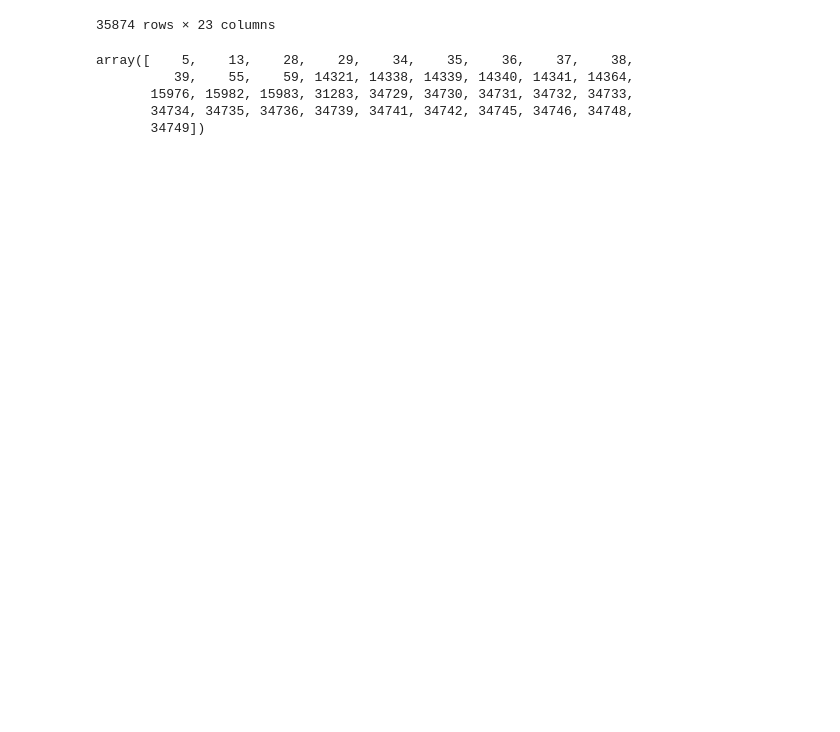
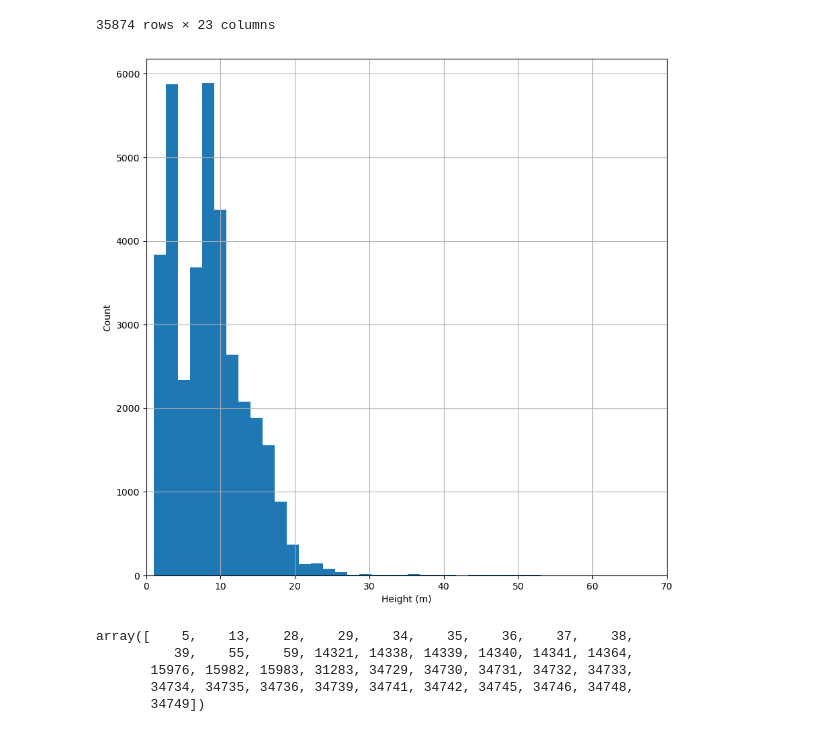
Before and after one commit to lisawink/freiburg, a Jupyter notebook: avg_height.ipynb, the cells around one changed output. Cells and saved outputs as stored; diff of their text form; code cells hidden in the pictures; blank space fills up the shorter version.

```diff
--- a/avg_height.ipynb
+++ b/avg_height.ipynb
@@ -56,6 +60,16 @@ bldgs
 | 35872 | DEBWL0010007TykcBL | 2024-04-16 | Gebaeude | Wohnhaus | 31001_1010 | None | NaN | Am Hertweg 26 | POLYGON ((4188622.08 5328413.011,... | ... |
 | 35873 | DEBWL0010007TykfBL | 2024-04-16 | Gebaeude | Wohnhaus | 31001_1010 | None | NaN | Am Hertweg 28 | POLYGON ((4188622.08 5328413.011,... | ... |
 35874 rows × 23 columns
+# %%
+plt.figure(figsize=(10,10))
+ax = bldgs['measuredHeight'].hist(bins=40)
+ax.set_xlabel('Height (m)')
+ax.set_ylabel('Count')
+ax.set_xlim(0, 70)
+plt.savefig('Graphs/height_hist.png',bbox_inches='tight')
+plt.show()
+# %% [output]
+[figure, added]
 # %%
 # check which buildings are within 100m of a station
 # output is a tuple of two arrays, the first contains the indices of the buildings that are within 100m of a station, the second contains the indices of the stations that have buildings within 100m
```
Also changed, not shown: parts of 6 cells of this notebook.
